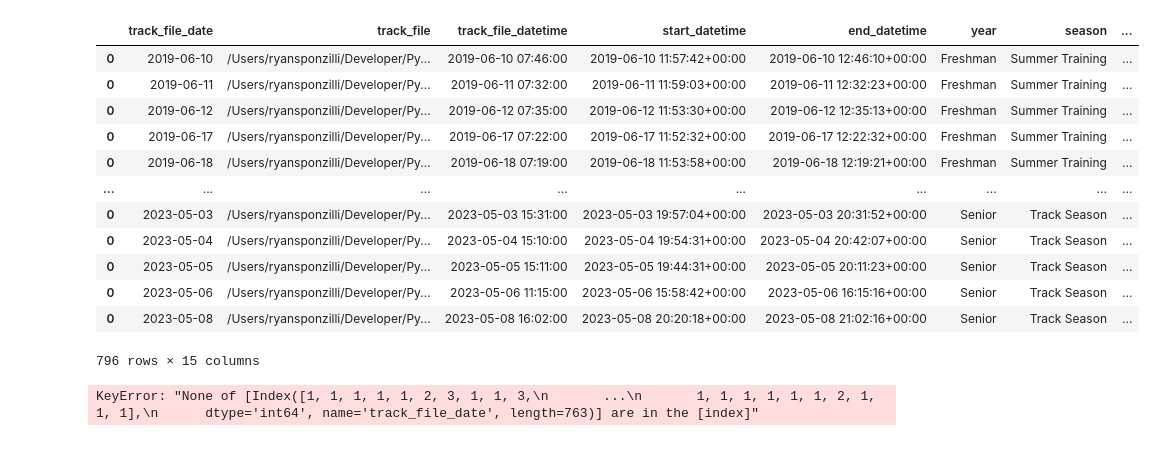
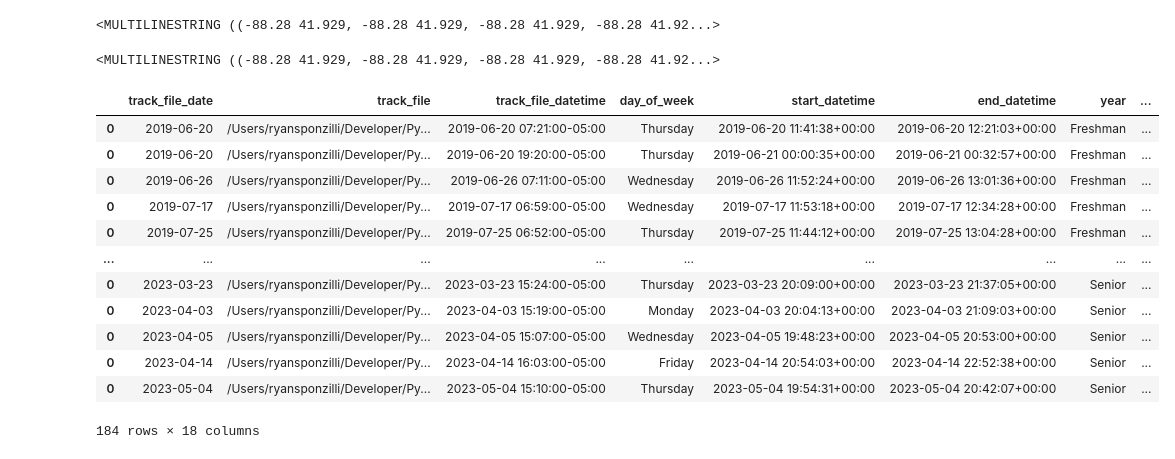
Before and after one commit to ryguy2k4/xc-routes, a Jupyter notebook: notebooks/multi_run_sorting.ipynb, the cells around one changed output. Cells and saved outputs as stored; diff of their text form; code cells hidden in the pictures.

```diff
--- a/notebooks/multi_run_sorting.ipynb
+++ b/notebooks/multi_run_sorting.ipynb
@@ -80,62 +62,71 @@ print(np.median(diff_list))
+# %%
+gdf_track_info.loc[gdf_track_info['track_file_datetime'] == pd.to_datetime("2021-09-01 15:59:00-05:00")].iloc[0]['track_line']
+# %% [output]
+<MULTILINESTRING ((-88.28 41.929, -88.28 41.929, -88.28 41.929, -88.28 41.92...>
+# %%
+gdf_track_info.loc[gdf_track_info['track_file_datetime'] == pd.to_datetime("2021-09-01 15:59:00-05:00")].iloc[0]['track_line'].geoms[:]
+# %% [output]
+<MULTILINESTRING ((-88.28 41.929, -88.28 41.929, -88.28 41.929, -88.28 41.92...>
 # %%
 def agg_track_lines(series):
     lines = []
     for mline in series:
-        lines.append(mline.geoms[0])
+        for line in mline.geoms:
+            lines.append(line)
     return shapely.MultiLineString(lines)
 
 rows = []
 agg_dict = {
     "track_file": 'sum',
     "track_file_datetime": 'min',
+    "day_of_week": 'first',
     "start_datetime": 'first',
     "end_datetime": 'last',
     "year": 'first',
     "season": 'first',
+    "num_pauses": 'sum',
     "total_duration": 'sum',
+    "active_duration": 'sum',
     "total_distance (mi)": 'sum',
     "average_pace (min/mi)": 'mean',
-    "total_elevation_change (m)": 'sum',
-    "in_stc": 'first',
+    "total_ascent (m)": 'sum',
+    "total_descent (m)": 'sum',
     "start_point": 'first',
     "end_point": 'last',
     "track_line": agg_track_lines
 }
 
-for group_name, group in gdf_track_info.groupby("track_file_date"):
-    split = group['start_datetime'].diff().apply(lambda x: x.total_seconds()/3600) > 5
+for group_name, group in gdf_track_info_multiples.groupby("track_file_date"):
+    split = group['start_datetime'].diff().apply(lambda x: x.total_seconds()/3600) > 3
     if split.sum() > 0:
         # add condensed first session
-        rows.append(group[:split.argmax()].groupby("track_file_date").agg(agg_dict).reset_index())
+        temp = group[:split.argmax()].groupby("track_file_date").agg(agg_dict).reset_index()
+        temp["num_pauses"] = temp["num_pauses"] + len(group[:split.argmax()]) - 1
+        rows.append(temp)
 
         # add condensed second session
-        rows.append(group[split.argmax():].groupby("track_file_date").agg(agg_dict).reset_index())
+        temp = group[split.argmax():].groupby("track_file_date").agg(agg_dict).reset_index()
+        temp["num_pauses"] = temp["num_pauses"] + len(group[split.argmax():]) - 1
+        rows.append(temp)
     else:
         # add condensed session
         rows.append(group.groupby("track_file_date").agg(agg_dict).reset_index())
+
+gdf_track_info_multiples_combined = gpd.GeoDataFrame(pd.concat(rows), geometry="track_line", crs="EPSG:4326")
+gdf_track_info_multiples_combined["start_point"] = gpd.GeoSeries(gdf_track_info_multiples_combined["end_point"], crs=gdf_track_info_multiples_combined.crs)
+gdf_track_info_multiples_combined["end_point"] = gpd.GeoSeries(gdf_track_info_multiples_combined["end_point"], crs=gdf_track_info_multiples_combined.crs)
+gdf_track_info_multiples_combined
+# %% [output]
+|  | track_file_date | track_file | track_file_datetime | day_of_week | start_datetime | end_datetime | year | ... |
+| 0 | 2019-06-20 | /Users/ryansponzilli/Developer/Py... | 2019-06-20 07:21:00-05:00 | Thursday | 2019-06-20 11:41:38+00:00 | 2019-06-20 12:21:03+00:00 | Freshman | ... |
+| 0 | 2019-06-20 | /Users/ryansponzilli/Developer/Py... | 2019-06-20 19:20:00-05:00 | Thursday | 2019-06-21 00:00:35+00:00 | 2019-06-21 00:32:57+00:00 | Freshman | ... |
+| 0 | 2019-06-26 | /Users/ryansponzilli/Developer/Py... | 2019-06-26 07:11:00-05:00 | Wednesday | 2019-06-26 11:52:24+00:00 | 2019-06-26 13:01:36+00:00 | Freshman | ... |
+| 0 | 2019-07-17 | /Users/ryansponzilli/Developer/Py... | 2019-07-17 06:59:00-05:00 | Wednesday | 2019-07-17 11:53:18+00:00 | 2019-07-17 12:34:28+00:00 | Freshman | ... |
+| 0 | 2019-07-25 | /Users/ryansponzilli/Developer/Py... | 2019-07-25 06:52:00-05:00 | Thursday | 2019-07-25 11:44:12+00:00 | 2019-07-25 13:04:28+00:00 | Freshman | ... |
+| ... | ... | ... | ... | ... | ... | ... | ... | ... |
+| 0 | 2023-03-23 | /Users/ryansponzilli/Developer/Py... | 2023-03-23 15:24:00-05:00 | Thursday | 2023-03-23 20:09:00+00:00 | 2023-03-23 21:37:05+00:00 | Senior | ... |
+| 0 | 2023-04-03 | /Users/ryansponzilli/Developer/Py... | 2023-04-03 15:19:00-05:00 | Monday | 2023-04-03 20:04:13+00:00 | 2023-04-03 21:09:03+00:00 | Senior | ... |
+| 0 | 2023-04-05 | /Users/ryansponzilli/Developer/Py... | 2023-04-05 15:07:00-05:00 | Wednesday | 2023-04-05 19:48:23+00:00 | 2023-04-05 20:53:00+00:00 | Senior | ... |
+| 0 | 2023-04-14 | /Users/ryansponzilli/Developer/Py... | 2023-04-14 16:03:00-05:00 | Friday | 2023-04-14 20:54:03+00:00 | 2023-04-14 22:52:38+00:00 | Senior | ... |
+| 0 | 2023-05-04 | /Users/ryansponzilli/Developer/Py... | 2023-05-04 15:10:00-05:00 | Thursday | 2023-05-04 19:54:31+00:00 | 2023-05-04 20:42:07+00:00 | Senior | ... |
+184 rows × 18 columns
-# %%
-cleaned_tracks = pd.concat(rows)
-cleaned_tracks = gpd.GeoDataFrame(cleaned_tracks, geometry="track_line", crs="EPSG:4326")
-cleaned_tracks["start_point"] = gpd.GeoSeries(cleaned_tracks["end_point"], crs=cleaned_tracks.crs)
-cleaned_tracks["end_point"] = gpd.GeoSeries(cleaned_tracks["end_point"], crs=cleaned_tracks.crs)
-# cleaned_tracks.to_parquet("../data/track_info_cleaned.parquet")
-cleaned_tracks
-# %% [output]
-|  | track_file_date | track_file | track_file_datetime | start_datetime | end_datetime | year | season | ... |
-| 0 | 2019-06-10 | /Users/ryansponzilli/Developer/Py... | 2019-06-10 07:46:00 | 2019-06-10 11:57:42+00:00 | 2019-06-10 12:46:10+00:00 | Freshman | Summer Training | ... |
-| 0 | 2019-06-11 | /Users/ryansponzilli/Developer/Py... | 2019-06-11 07:32:00 | 2019-06-11 11:59:03+00:00 | 2019-06-11 12:32:23+00:00 | Freshman | Summer Training | ... |
-| 0 | 2019-06-12 | /Users/ryansponzilli/Developer/Py... | 2019-06-12 07:35:00 | 2019-06-12 11:53:30+00:00 | 2019-06-12 12:35:13+00:00 | Freshman | Summer Training | ... |
-| 0 | 2019-06-17 | /Users/ryansponzilli/Developer/Py... | 2019-06-17 07:22:00 | 2019-06-17 11:52:32+00:00 | 2019-06-17 12:22:32+00:00 | Freshman | Summer Training | ... |
-| 0 | 2019-06-18 | /Users/ryansponzilli/Developer/Py... | 2019-06-18 07:19:00 | 2019-06-18 11:53:58+00:00 | 2019-06-18 12:19:21+00:00 | Freshman | Summer Training | ... |
-| ... | ... | ... | ... | ... | ... | ... | ... | ... |
-| 0 | 2023-05-03 | /Users/ryansponzilli/Developer/Py... | 2023-05-03 15:31:00 | 2023-05-03 19:57:04+00:00 | 2023-05-03 20:31:52+00:00 | Senior | Track Season | ... |
-| 0 | 2023-05-04 | /Users/ryansponzilli/Developer/Py... | 2023-05-04 15:10:00 | 2023-05-04 19:54:31+00:00 | 2023-05-04 20:42:07+00:00 | Senior | Track Season | ... |
-| 0 | 2023-05-05 | /Users/ryansponzilli/Developer/Py... | 2023-05-05 15:11:00 | 2023-05-05 19:44:31+00:00 | 2023-05-05 20:11:23+00:00 | Senior | Track Season | ... |
-| 0 | 2023-05-06 | /Users/ryansponzilli/Developer/Py... | 2023-05-06 11:15:00 | 2023-05-06 15:58:42+00:00 | 2023-05-06 16:15:16+00:00 | Senior | Track Season | ... |
-| 0 | 2023-05-08 | /Users/ryansponzilli/Developer/Py... | 2023-05-08 16:02:00 | 2023-05-08 20:20:18+00:00 | 2023-05-08 21:02:16+00:00 | Senior | Track Season | ... |
-796 rows × 15 columns
-# %%
-temp = gdf_track_info.groupby("track_file_date").get_group(counts.loc[counts["start_datetime"] > 1].iloc[132].name)
-temp
-# %% [output]
-KeyError: "None of [Index([1, 1, 1, 1, 1, 2, 3, 1, 1, 3,\n       ...\n       1, 1, 1, 1, 1, 1, 2, 1, 1, 1],\n      dtype='int64', name='track_file_date', length=763)] are in the [index]"
```
Also changed, not shown: parts of 12 cells of this notebook, 12 other files.
